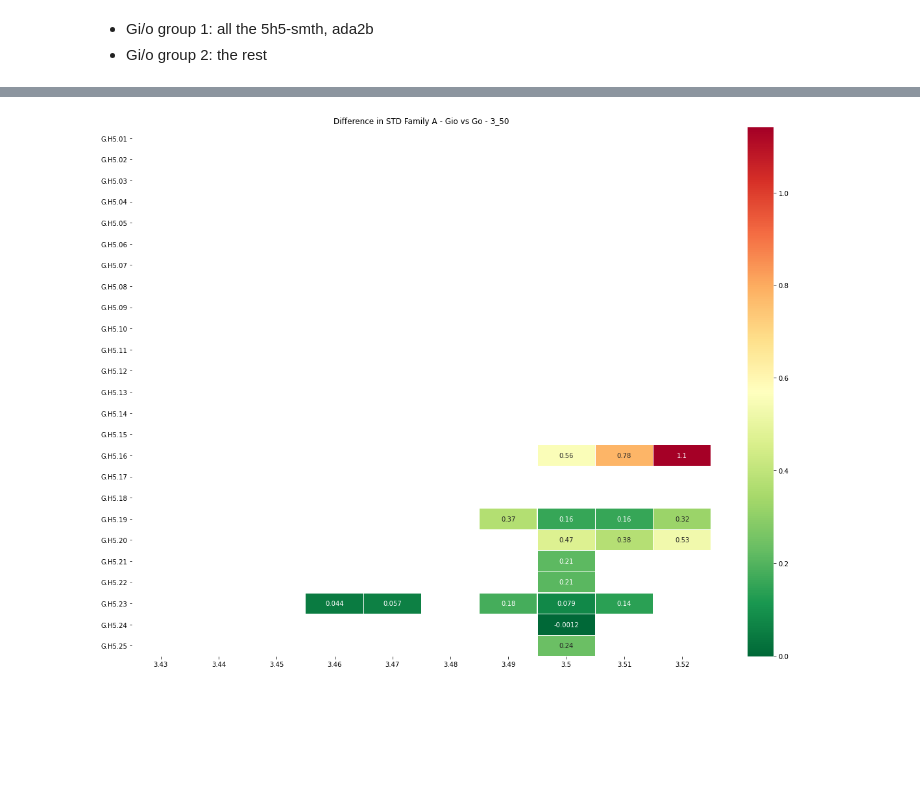
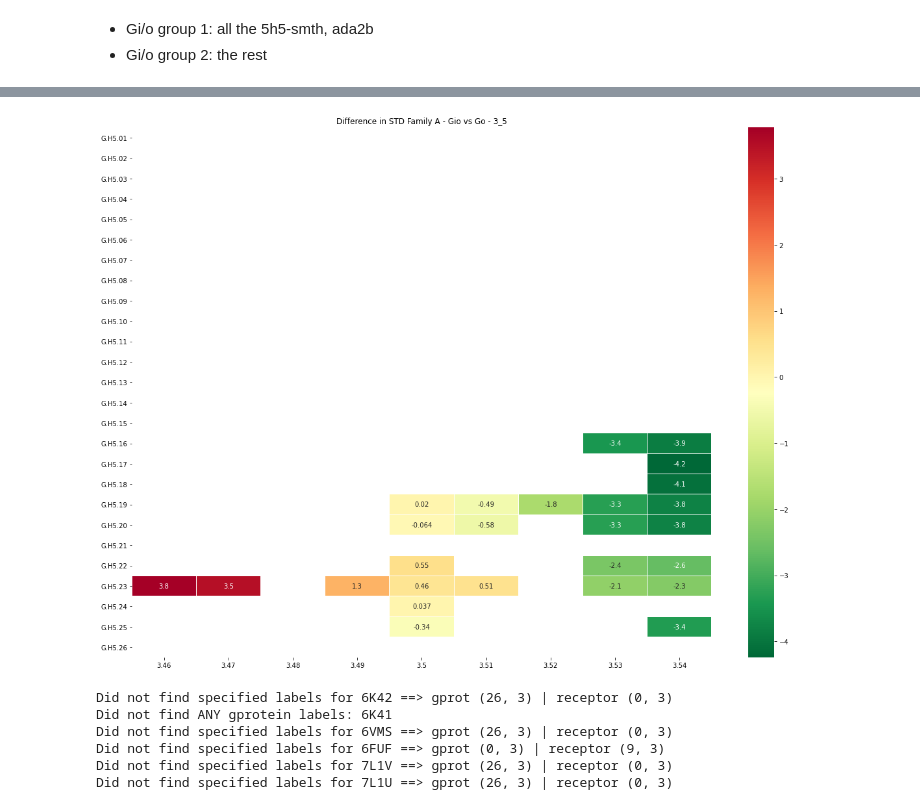
Before and after one commit to flurinh/mt, a Jupyter notebook: process.ipynb, the cells around one changed output, grey strips where cells are left out. Saved outputs shown, nothing was run; the diff lists cells and outputs as text; code cells hidden in the pictures; blank space fills up the shorter version.

```diff
--- a/process.ipynb
+++ b/process.ipynb
@@ -64,4 +54,4 @@ f_q11
 # %%
-idx = p.dfl_list.index('6WHA')
+idx = p.dfl_list.index('7L0P')
 # %%
 x = p.dfl[idx]
@@ -474,0 +494,10 @@ diff_df = get_overview_diff(std_df1, std_df2, mean_df1, mean_df2, ab=False, cuto
+# %%
+section = 'H5'
+poi =  'G.H5.23', 3.5
+start = 3.42
+end = 3.53
+l = [filtered_indices_gio, filtered_indices_gs, filtered_indices_q11]
+list_poi_list, list_dists_df_list = get_interaction_tables(l, poi=poi, eps=.05)
+occ_df1, mean_df1, std_df1 = make_overview_df(list_dists_df_list[0])
+occ_df2, mean_df2, std_df2 = make_overview_df(list_dists_df_list[1])
+diff_df = get_overview_diff(std_df1, std_df2, mean_df1, mean_df2, ab=False, cutoff_mean=14)
@@ -475,4 +512,22 @@ diff_df = get_overview_diff(std_df1, std_df2, mean_df1, mean_df2, ab=False, cuto
 # %%
-make_overview_plots(diff_df, title='Difference in STD', cl='Family A', gprot='- Gio vs Go - 3_50', save=True)
+poi_str = list(str(poi[1]))[0] + '_' + ''.join(list(str(poi[1]))[2:])
+make_overview_plots(diff_df, title='Difference in STD', cl='Family A', gprot='- Gio vs Go - ' + poi_str, save=True)
 # %% [output]
-[figure, old version]
+[figure, new version]
+# %%
+section = 'H5'
+poi =  'G.H5.23', 7.5
+start = 3.42
+end = 3.53
+l = [filtered_indices_gio, filtered_indices_gs, filtered_indices_q11]
+list_poi_list, list_dists_df_list = get_interaction_tables(l, poi=poi, eps=.05)
+occ_df1, mean_df1, std_df1 = make_overview_df(list_dists_df_list[0])
+occ_df2, mean_df2, std_df2 = make_overview_df(list_dists_df_list[1])
+diff_df = get_overview_diff(std_df1, std_df2, mean_df1, mean_df2, ab=False, cutoff_mean=16)
+# %% [output]
+Did not find specified labels for 6K42 ==> gprot (26, 3) | receptor (0, 3)
+Did not find ANY gprotein labels: 6K41
+Did not find specified labels for 6VMS ==> gprot (26, 3) | receptor (0, 3)
+Did not find specified labels for 6FUF ==> gprot (0, 3) | receptor (9, 3)
+Did not find specified labels for 7L1V ==> gprot (26, 3) | receptor (0, 3)
+Did not find specified labels for 7L1U ==> gprot (26, 3) | receptor (0, 3)
```
Also changed, not shown: parts of 60 cells of this notebook, 18 other files.
